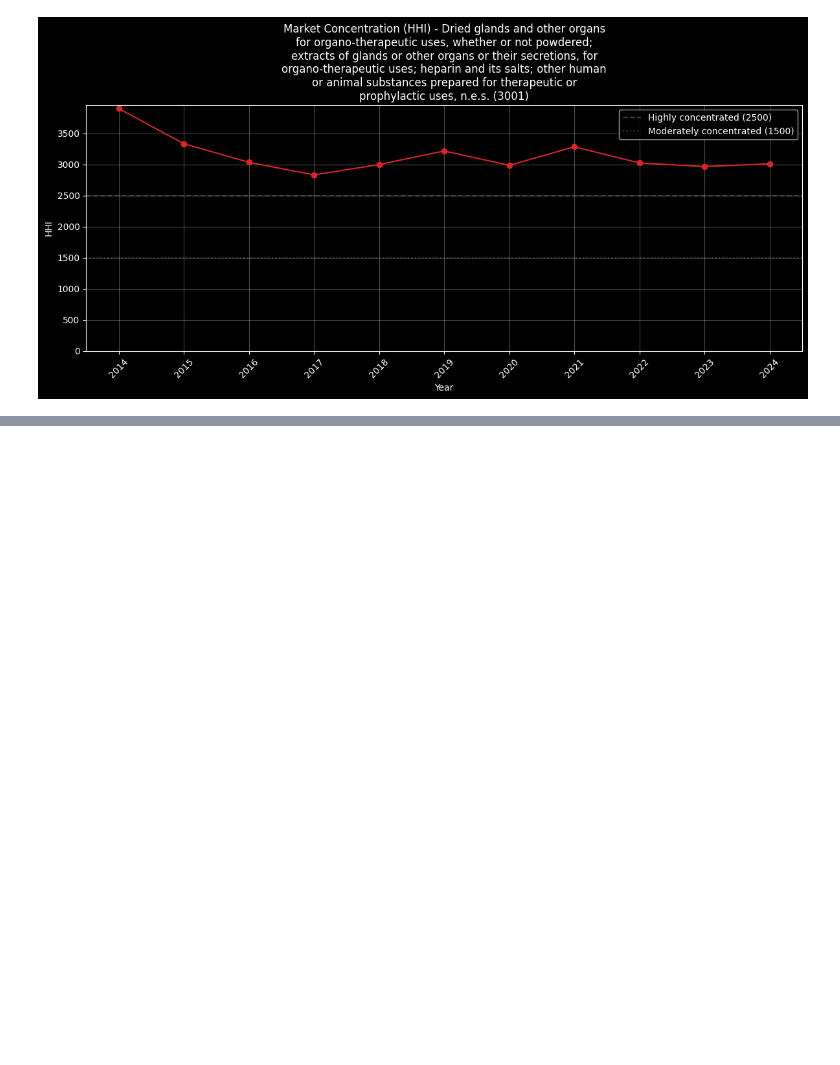
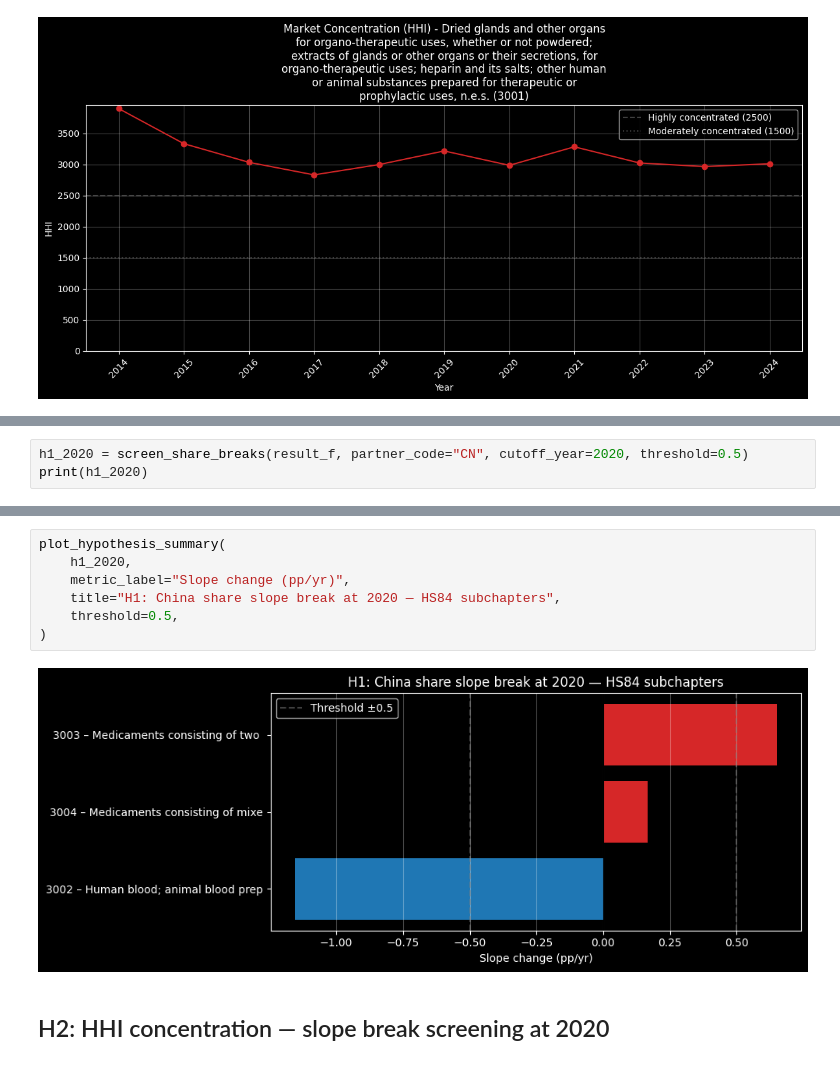
Before and after one commit to Almaroo/hs_codes_analysis, a Jupyter notebook: analyze_hs_30.ipynb, the cells around one changed output, grey strips where cells are left out. Drawn from its saved outputs; the diff is of its cells as text; blank space fills up the shorter version.

```diff
--- a/analyze_hs_30.ipynb
+++ b/analyze_hs_30.ipynb
@@ -121,0 +92,3 @@ plot_hhi_over_time(hhi, code, product_name=name)
+# %%
+h1_2020 = screen_share_breaks(result_f, partner_code="CN", cutoff_year=2020, threshold=0.5)
+print(h1_2020)
@@ -121,0 +113,11 @@ plot_hhi_over_time(hhi, code, product_name=name)
+# %%
+plot_hypothesis_summary(
+    h1_2020,
+    metric_label="Slope change (pp/yr)",
+    title="H1: China share slope break at 2020 — HS84 subchapters",
+    threshold=0.5,
+)
+# %% [output]
+[figure, added]
+# %% [markdown]
+## H2: HHI concentration — slope break screening at 2020
```
Also changed, not shown: parts of 15 cells of this notebook, 3 other files.
